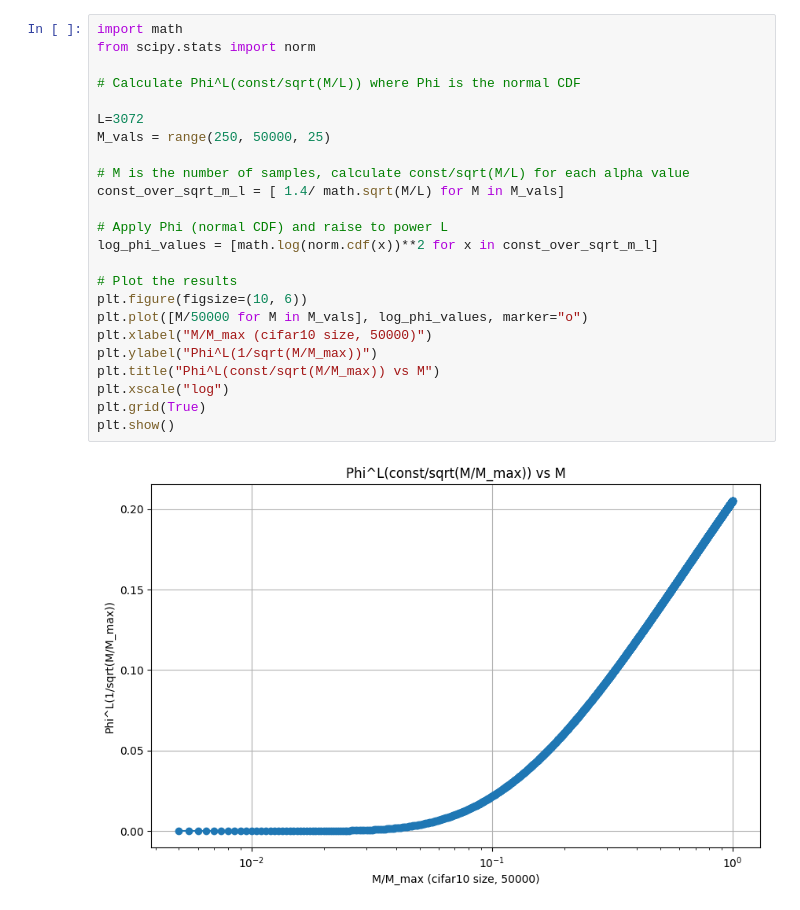
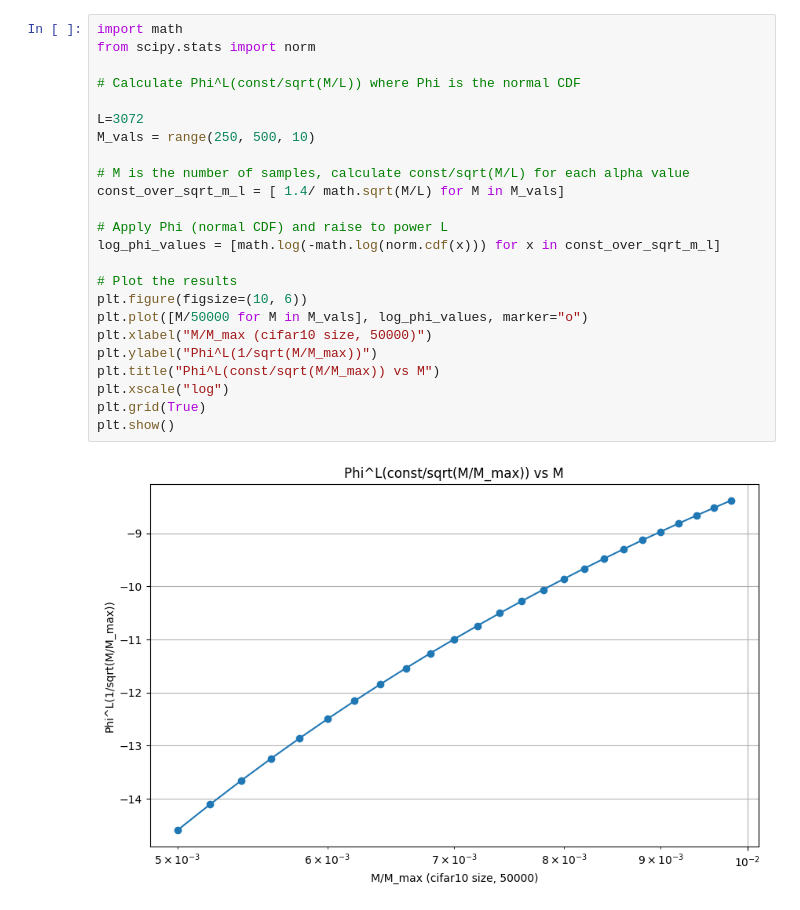
Before and after one commit to filippoelgorni/discrete-diffusion-guidance, a Jupyter notebook: notebooks/viz.ipynb, the cells around one changed output. Drawn from its saved outputs; the diff is of its cells as text.

```diff
--- a/notebooks/viz.ipynb
+++ b/notebooks/viz.ipynb
@@ -60,26 +45,26 @@ plt.show()
-# %%
-import math
-from scipy.stats import norm
-
-# Calculate Phi^L(const/sqrt(M/L)) where Phi is the normal CDF
-
-L=3072
-M_vals = range(250, 50000, 25)
-
-# M is the number of samples, calculate const/sqrt(M/L) for each alpha value
-const_over_sqrt_m_l = [ 1.4/ math.sqrt(M/L) for M in M_vals]
-
-# Apply Phi (normal CDF) and raise to power L
-log_phi_values = [math.log(norm.cdf(x))**2 for x in const_over_sqrt_m_l]
-
-# Plot the results
-plt.figure(figsize=(10, 6))
-plt.plot([M/50000 for M in M_vals], log_phi_values, marker="o")
-plt.xlabel("M/M_max (cifar10 size, 50000)")
-plt.ylabel("Phi^L(1/sqrt(M/M_max))")
-plt.title("Phi^L(const/sqrt(M/M_max)) vs M")
-plt.xscale("log")
-plt.grid(True)
-plt.show()
-# %% [output]
-[figure, removed]
+# %%
+import math
+from scipy.stats import norm
+
+# Calculate Phi^L(const/sqrt(M/L)) where Phi is the normal CDF
+
+L=3072
+M_vals = range(250, 500, 10)
+
+# M is the number of samples, calculate const/sqrt(M/L) for each alpha value
+const_over_sqrt_m_l = [ 1.4/ math.sqrt(M/L) for M in M_vals]
+
+# Apply Phi (normal CDF) and raise to power L
+log_phi_values = [math.log(-math.log(norm.cdf(x))) for x in const_over_sqrt_m_l]
+
+# Plot the results
+plt.figure(figsize=(10, 6))
+plt.plot([M/50000 for M in M_vals], log_phi_values, marker="o")
+plt.xlabel("M/M_max (cifar10 size, 50000)")
+plt.ylabel("Phi^L(1/sqrt(M/M_max))")
+plt.title("Phi^L(const/sqrt(M/M_max)) vs M")
+plt.xscale("log")
+plt.grid(True)
+plt.show()
+# %% [output]
+[figure, added]
```
Also changed, not shown: parts of 3 cells of this notebook.
